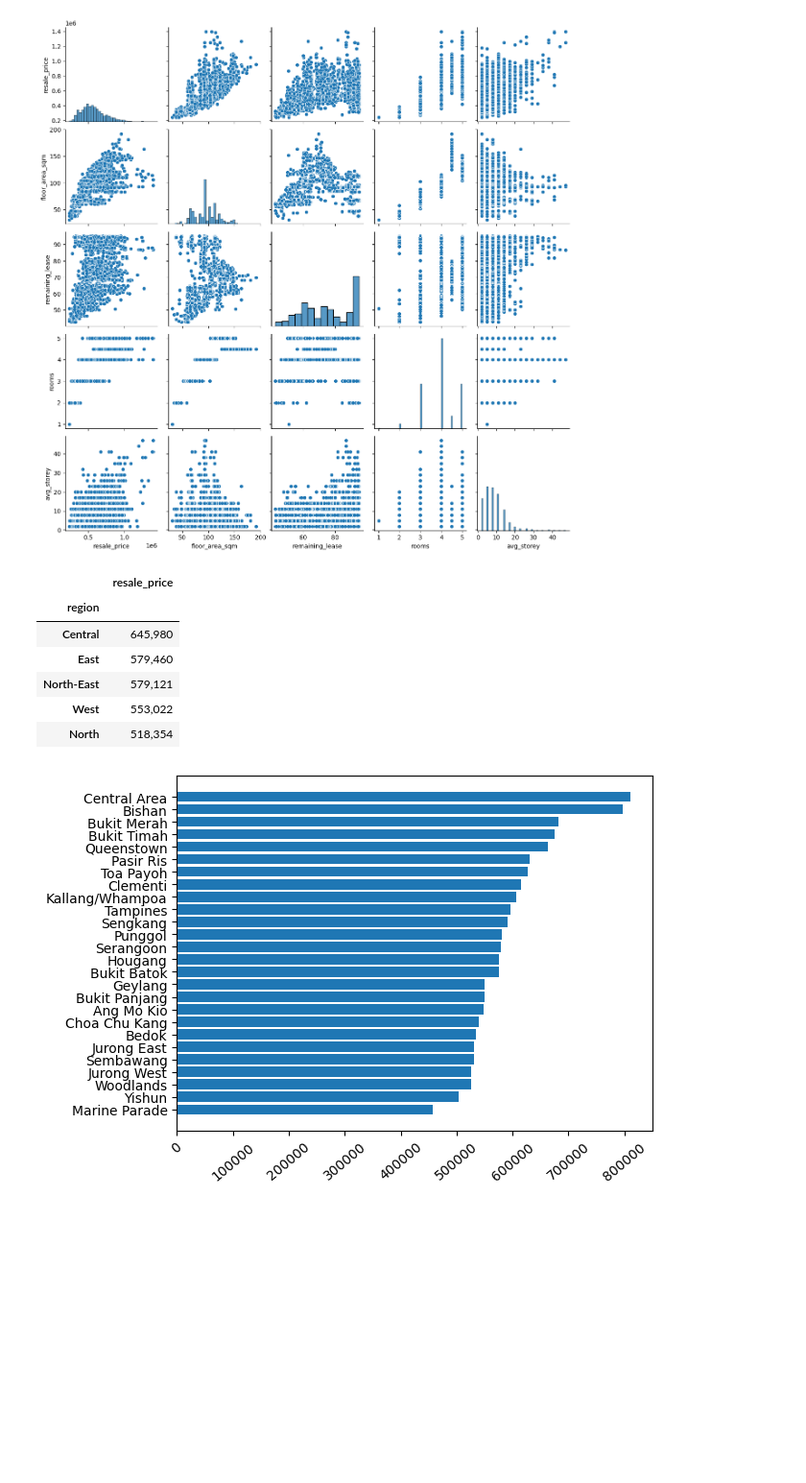
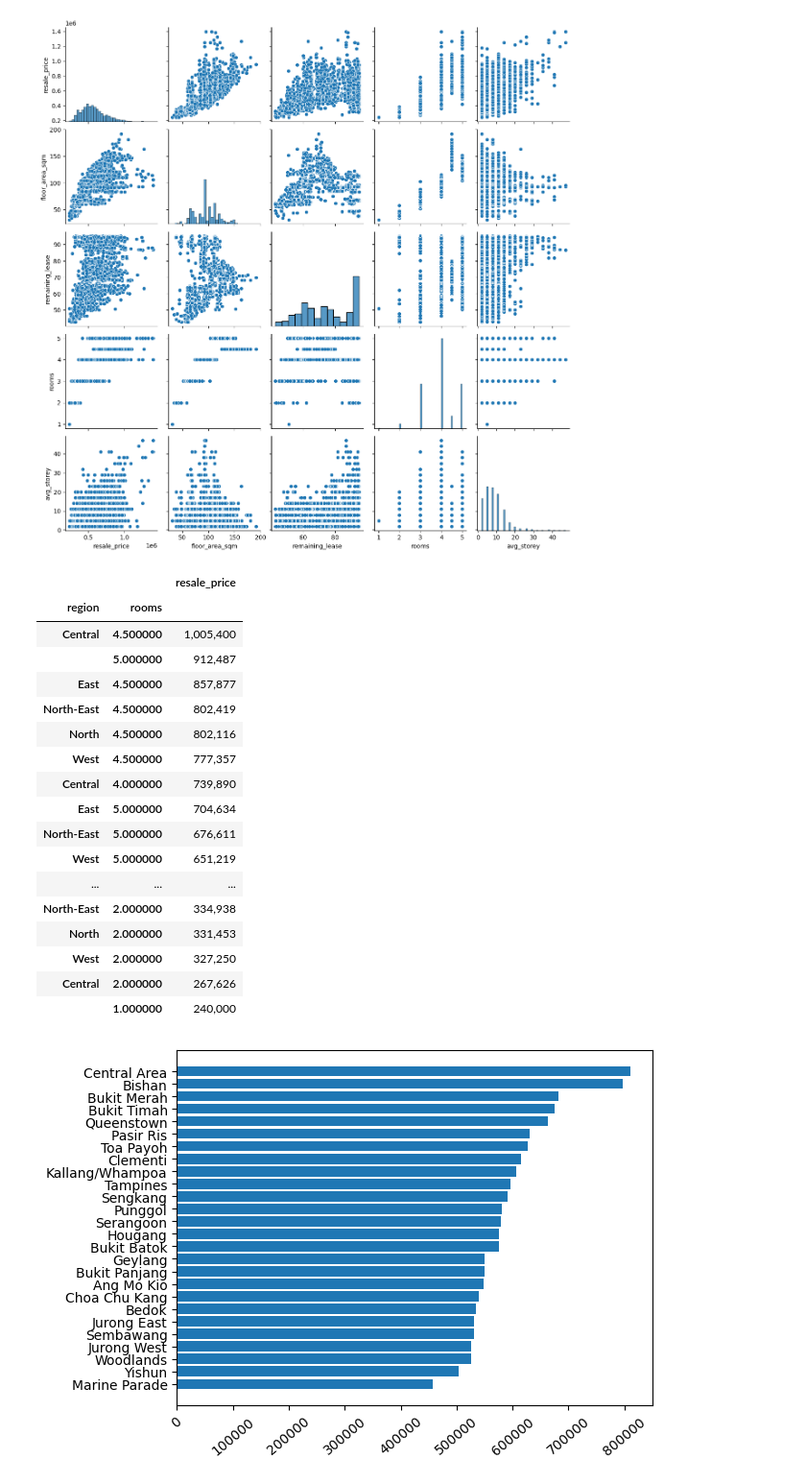
Before and after one commit to sienlonglim/ml_webapp, a Jupyter notebook: model_building.ipynb, the cells around one changed output. Shown at 96% size. Cells and saved outputs as stored; diff of their text form; code cells hidden in the pictures; blank space fills up the shorter version.

```diff
--- a/model_building.ipynb
+++ b/model_building.ipynb
@@ -47,17 +47,28 @@ plt.show()
 # %% [output]
 [figure]
 # %%
-region_prices = df.groupby(['region'])[['resale_price']].mean(numeric_only=True).sort_values(by='resale_price', ascending=False).style.format(precision=0, thousands=',')
-town_prices = df.groupby(['town'])[['resale_price']].mean(numeric_only=True).sort_values(by='resale_price')
+region_prices = df.groupby(['region','rooms'])[['resale_price']].mean(numeric_only=True).sort_values(by='resale_price', ascending=False).style.format(precision=0, thousands=',')
+town_prices = df.groupby(['town', 'rooms'])[['resale_price']].mean(numeric_only=True).sort_values(by='resale_price')
 display(region_prices)
 # %% [output]
-|  | resale_price |
-| region |  |
-| Central | 645,980 |
-| East | 579,460 |
-| North-East | 579,121 |
-| West | 553,022 |
-| North | 518,354 |
+|  |  | resale_price |
+| region | rooms |  |
+| Central | 4.500000 | 1,005,400 |
+|  | 5.000000 | 912,487 |
+| East | 4.500000 | 857,877 |
+| North-East | 4.500000 | 802,419 |
+| North | 4.500000 | 802,116 |
+| West | 4.500000 | 777,357 |
+| Central | 4.000000 | 739,890 |
+| East | 5.000000 | 704,634 |
+| North-East | 5.000000 | 676,611 |
+| West | 5.000000 | 651,219 |
+| ... | ... | ... |
+| North-East | 2.000000 | 334,938 |
+| North | 2.000000 | 331,453 |
+| West | 2.000000 | 327,250 |
+| Central | 2.000000 | 267,626 |
+|  | 1.000000 | 240,000 |
 # %%
 plt.barh(town_prices.index, town_prices.resale_price, align='center')
 plt.xticks(rotation=40)
```
Also changed, not shown: parts of 2 cells of this notebook, 3 other files.
